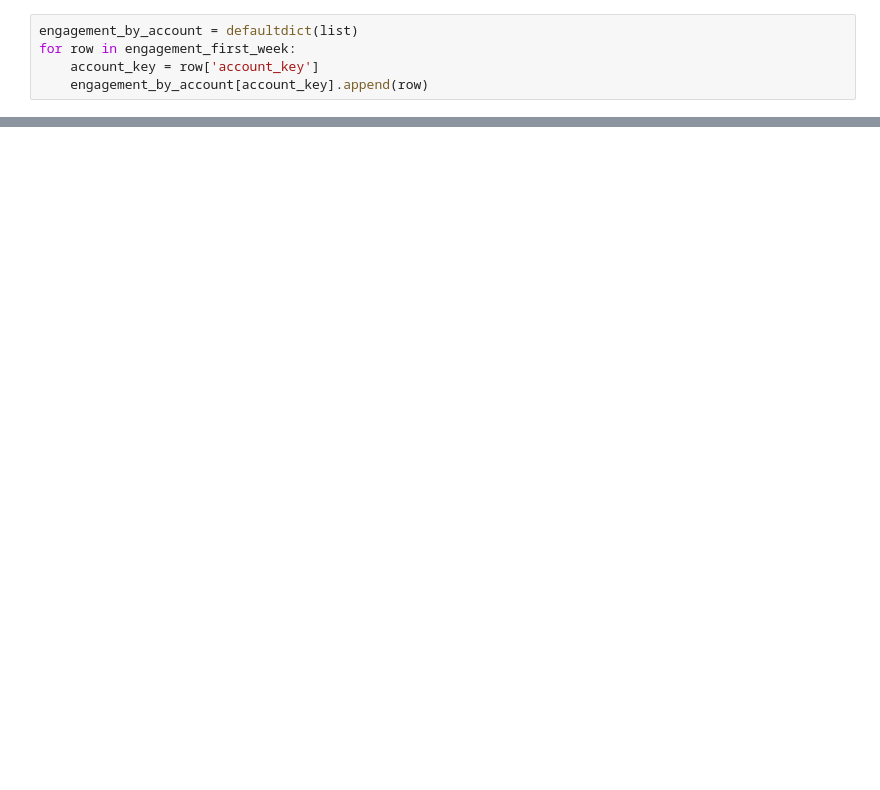
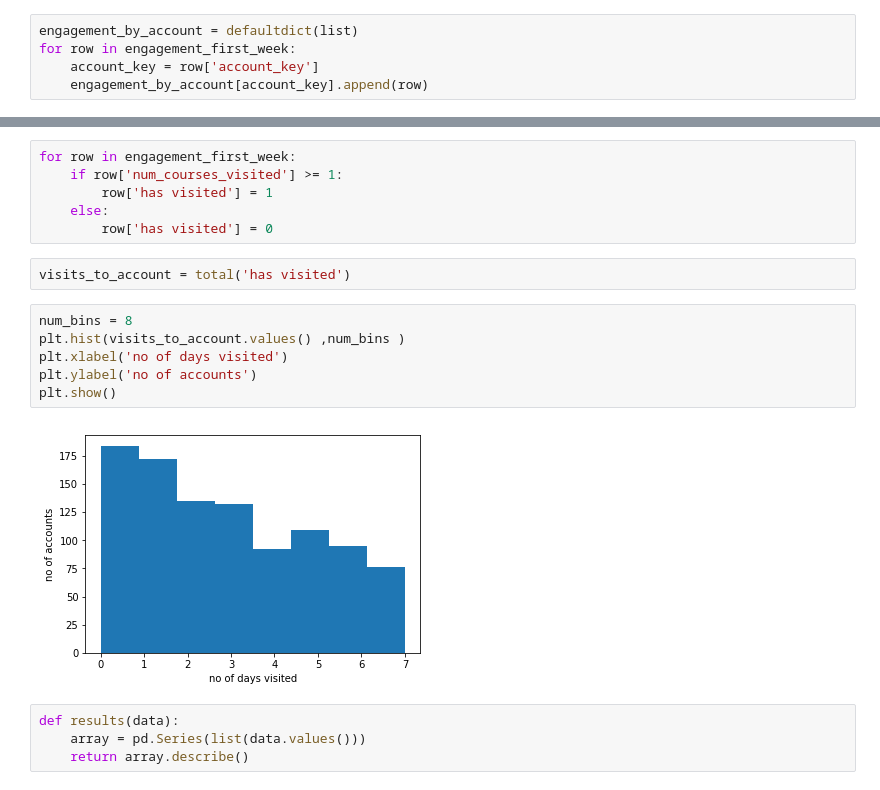
Before and after one commit to Ashish-Siyag/Data-science, a Jupyter notebook: Udacity-Data-Analysis-Project/Exploratory Analysis.ipynb, the cells around one changed output, grey strips where cells are left out. Saved outputs shown, nothing was run; the diff lists cells and outputs as text; blank space fills up the shorter version.

```diff
--- a/Udacity-Data-Analysis-Project/Exploratory Analysis.ipynb
+++ b/Udacity-Data-Analysis-Project/Exploratory Analysis.ipynb
@@ -211,0 +217,20 @@ plt.show()
+# %%
+for row in engagement_first_week:
+    if row['num_courses_visited'] >= 1:
+        row['has visited'] = 1
+    else:
+        row['has visited'] = 0
+# %%
+visits_to_account = total('has visited')
+# %%
+num_bins = 8
+plt.hist(visits_to_account.values() ,num_bins )
+plt.xlabel('no of days visited')
+plt.ylabel('no of accounts')
+plt.show()
+# %% [output]
+[figure, added]
+# %%
+def results(data):
+    array = pd.Series(list(data.values()))
+    return array.describe()
```
Also changed, not shown: parts of 25 cells of this notebook.
